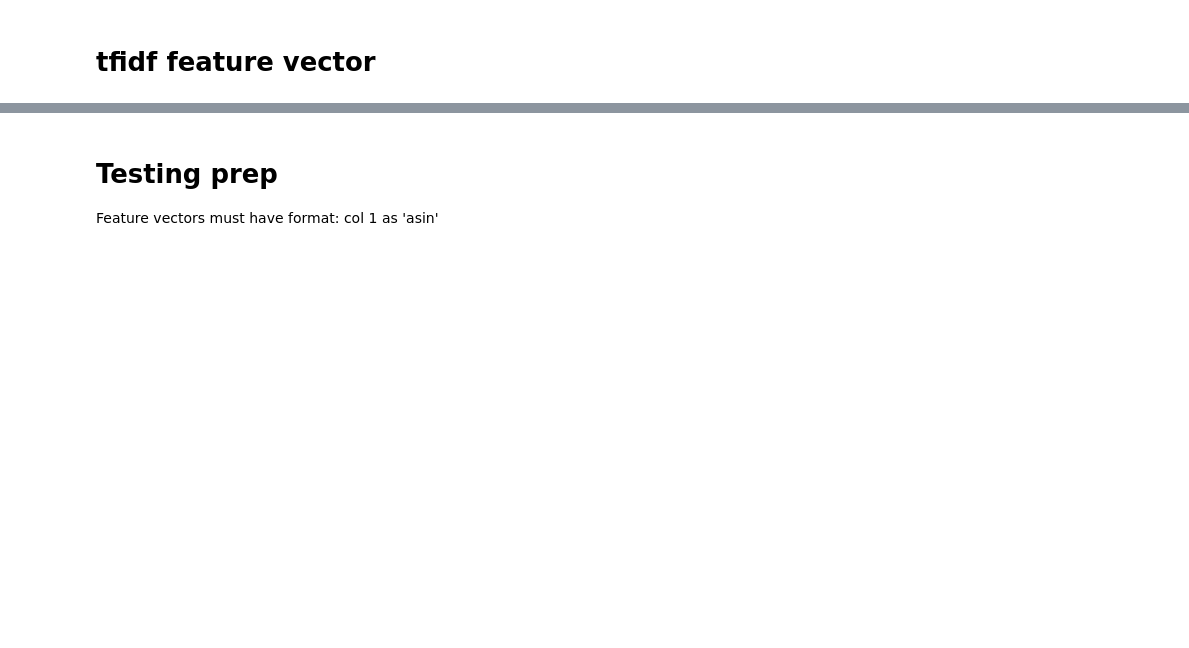
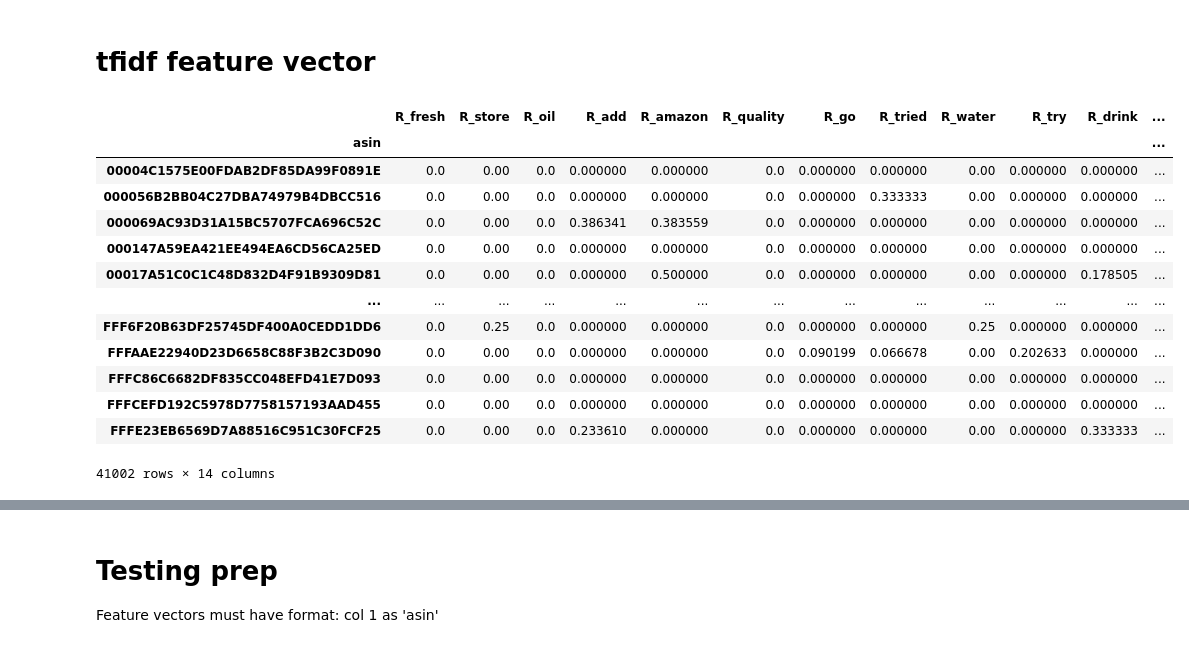
Before and after one commit to mjrog3/amazonawesomeness, a Jupyter notebook: ProjectNotebook.ipynb, the cells around one changed output, grey strips where cells are left out. Cells and saved outputs as stored; diff of their text form; code cells hidden in the pictures; blank space fills up the shorter version.

```diff
--- a/ProjectNotebook.ipynb
+++ b/ProjectNotebook.ipynb
@@ -441,30 +426,45 @@ SavgSentiment = SavgSentiment.rename("Summary_Avg_Sentiment")
 # %%
 # tfidf for reviews
 
 from sklearn.feature_extraction.text import TfidfVectorizer
-tfidf = TfidfVectorizer(vocabulary=np.concatenate(rpos_words,rneg_words))
+tfidf = TfidfVectorizer(vocabulary=np.concatenate((rpos_words,rneg_words)))
 #
 # x["processedText"] = revtext
 tfidf_DF = x[["asin","processedText"]]
 
 
 
 # tfidf_DF["processedText"] =
 # tfidf_DF["processedTest"] = tfidf_DF["processedTest"].fillna("")
 # tfidf_DF["processedRevs"] = tfidf_DF["reviewText"].fillna("").apply(preprocess)
 
 tfidf.fit_transform(tfidf_DF["processedText"])
 # tfidffeatures.toarray()
-feature_names = tfidf.get_feature_names_out()
+Rfeature_names = [("R_"+e) for e in tfidf.get_feature_names_out()]
 
 tfidf2 = TfidfVectorizer(vocabulary=tfidf.vocabulary_)
 tfidfarray = tfidf2.fit_transform(tfidf_DF["processedText"]).toarray()
 
-featuredf = pd.DataFrame(tfidfarray,columns = feature_names)
+featuredf = pd.DataFrame(tfidfarray,columns = Rfeature_names)
 tfidf_DF = pd.concat([tfidf_DF,featuredf],axis=1)
-RtfidfFeature = tfidf_DF.groupby("asin")[feature_names].mean()
+RtfidfFeature = tfidf_DF.groupby("asin")[Rfeature_names].mean()
 
 RtfidfFeature
+# %% [output]
+|  | R_fresh | R_store | R_oil | R_add | R_amazon | R_quality | R_go | R_tried | R_water | R_try | R_drink | ... |
+| asin |  |  |  |  |  |  |  |  |  |  |  | ... |
+| 00004C1575E00FDAB2DF85DA99F0891E | 0.0 | 0.00 | 0.0 | 0.000000 | 0.000000 | 0.0 | 0.000000 | 0.000000 | 0.00 | 0.000000 | 0.000000 | ... |
+| 000056B2BB04C27DBA74979B4DBCC516 | 0.0 | 0.00 | 0.0 | 0.000000 | 0.000000 | 0.0 | 0.000000 | 0.333333 | 0.00 | 0.000000 | 0.000000 | ... |
+| 000069AC93D31A15BC5707FCA696C52C | 0.0 | 0.00 | 0.0 | 0.386341 | 0.383559 | 0.0 | 0.000000 | 0.000000 | 0.00 | 0.000000 | 0.000000 | ... |
+| 000147A59EA421EE494EA6CD56CA25ED | 0.0 | 0.00 | 0.0 | 0.000000 | 0.000000 | 0.0 | 0.000000 | 0.000000 | 0.00 | 0.000000 | 0.000000 | ... |
+| 00017A51C0C1C48D832D4F91B9309D81 | 0.0 | 0.00 | 0.0 | 0.000000 | 0.500000 | 0.0 | 0.000000 | 0.000000 | 0.00 | 0.000000 | 0.178505 | ... |
+| ... | ... | ... | ... | ... | ... | ... | ... | ... | ... | ... | ... | ... |
+| FFF6F20B63DF25745DF400A0CEDD1DD6 | 0.0 | 0.25 | 0.0 | 0.000000 | 0.000000 | 0.0 | 0.000000 | 0.000000 | 0.25 | 0.000000 | 0.000000 | ... |
+| FFFAAE22940D23D6658C88F3B2C3D090 | 0.0 | 0.00 | 0.0 | 0.000000 | 0.000000 | 0.0 | 0.090199 | 0.066678 | 0.00 | 0.202633 | 0.000000 | ... |
+| FFFC86C6682DF835CC048EFD41E7D093 | 0.0 | 0.00 | 0.0 | 0.000000 | 0.000000 | 0.0 | 0.000000 | 0.000000 | 0.00 | 0.000000 | 0.000000 | ... |
+| FFFCEFD192C5978D7758157193AAD455 | 0.0 | 0.00 | 0.0 | 0.000000 | 0.000000 | 0.0 | 0.000000 | 0.000000 | 0.00 | 0.000000 | 0.000000 | ... |
+| FFFE23EB6569D7A88516C951C30FCF25 | 0.0 | 0.00 | 0.0 | 0.233610 | 0.000000 | 0.0 | 0.000000 | 0.000000 | 0.00 | 0.000000 | 0.333333 | ... |
+41002 rows × 14 columns
 # %%
 # tfidf for summary
 
```
Also changed, not shown: parts of 34 cells of this notebook, 1 other file.
